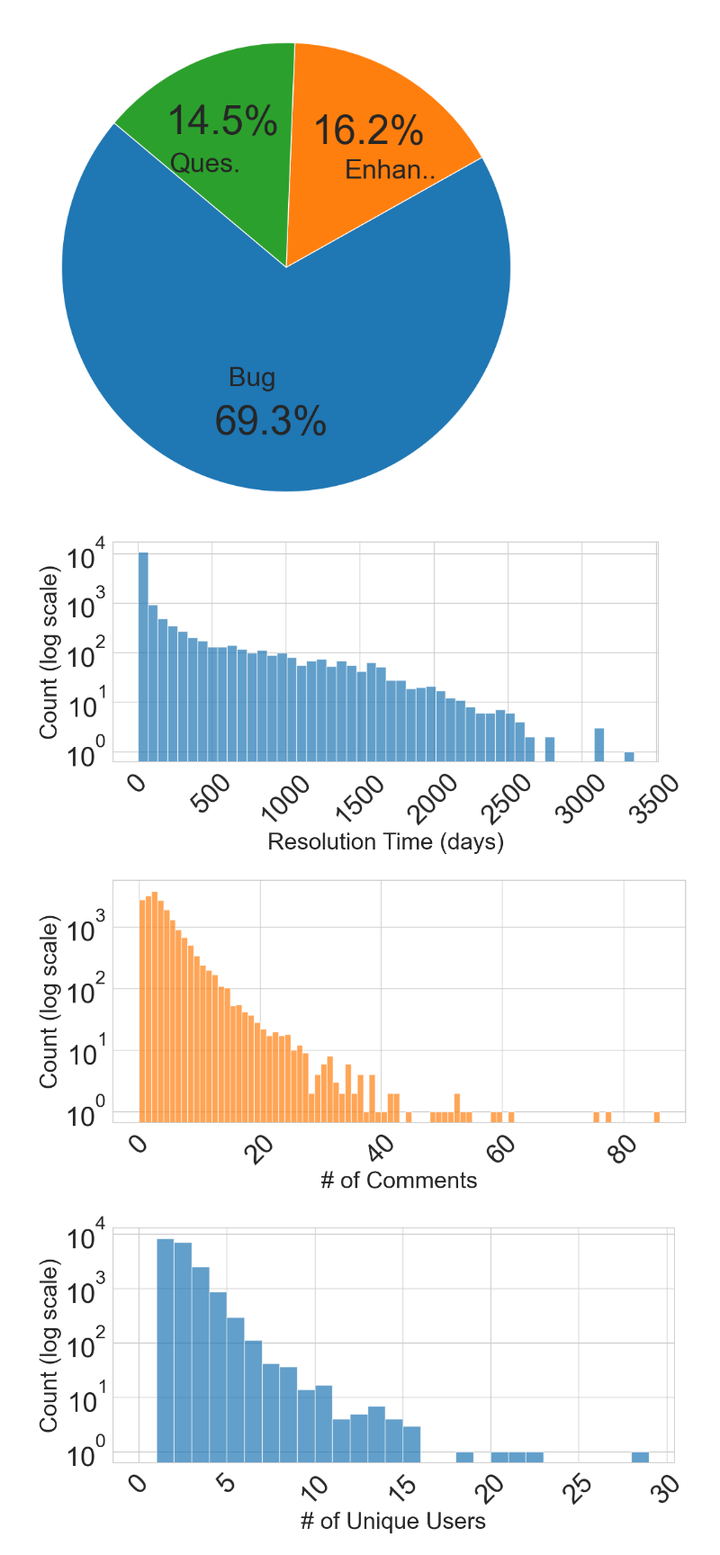
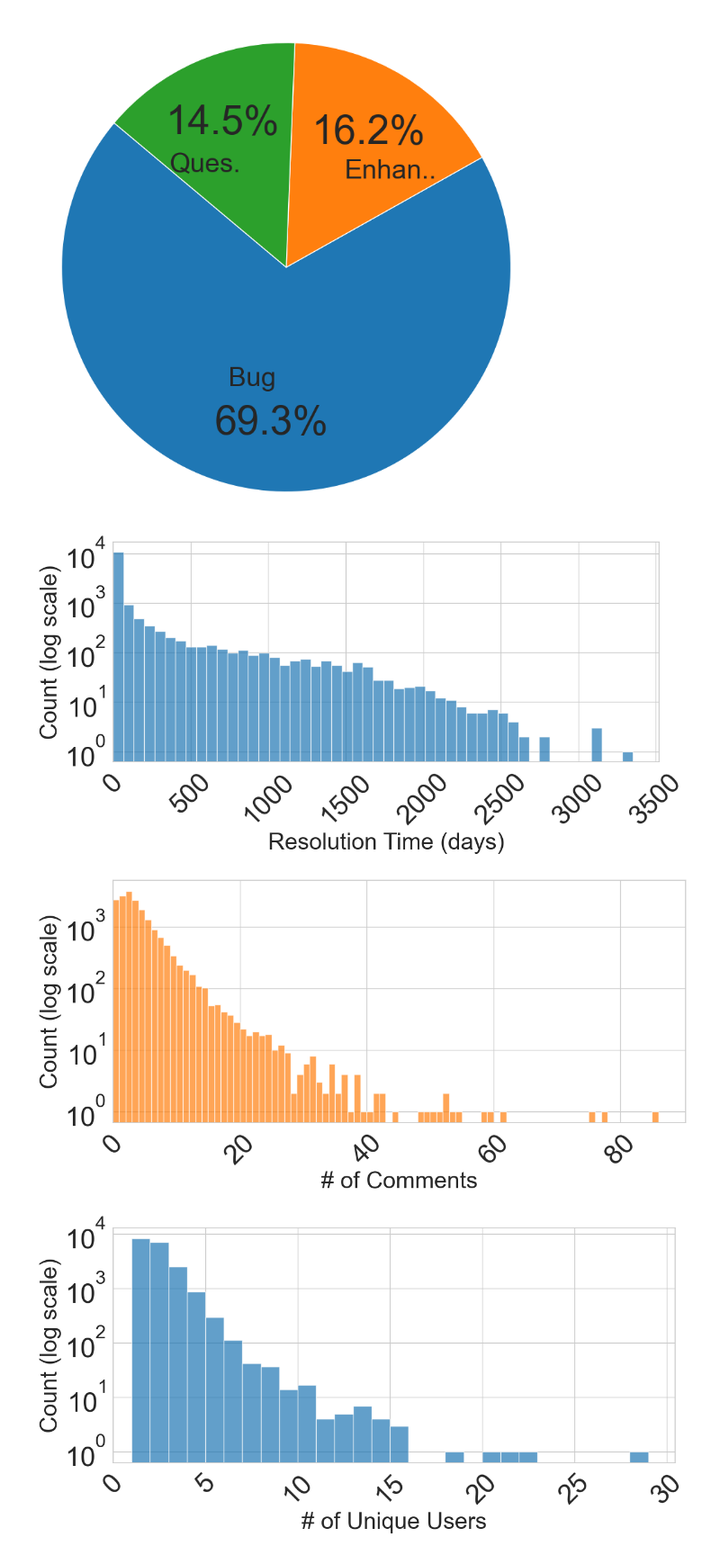
Before and after one commit to AnnabellaM/MSR-Static-Analysis-Artifacts, a Jupyter notebook: analysis/common_properties/common_properties_figures.ipynb, the cells around one changed output. Shown: that part at 90% size. Saved outputs shown, nothing was run; the diff lists cells and outputs as text; code cells hidden in the pictures.

Commit message:
push fig 2 charts to stick to the left

```diff
--- a/analysis/common_properties/common_properties_figures.ipynb
+++ b/analysis/common_properties/common_properties_figures.ipynb
@@ -76,6 +76,7 @@ resolution_times = issues[issues['prop:state'] == 'closed']['prop:resolution']
 
 plt.figure(figsize=(12, 6))
 plt.hist(resolution_times, bins=50, color='#1f77b4', alpha=0.7)
+plt.gca().set_xlim(left=0)
 plt.yscale('log')
 plt.xlabel('Resolution Time (days)', fontsize=30)
 plt.ylabel('Count (log scale)', fontsize=30)
@@ -85,11 +86,12 @@ plt.tight_layout()
 plt.savefig('../../results/figures/common_properties/resolution.pdf', format='pdf', dpi=350)
 plt.show()
 # %% [output]
-[figure, old version]
+[figure, new version]
 # %%
 # comment count
 plt.figure(figsize=(12, 6))
 plt.hist(issues['prop:comments'], bins=range(0, issues['prop:comments'].max() + 1), color='#ff7f0e', alpha=0.7)
+plt.gca().set_xlim(left=0)
 plt.yscale('log')
 plt.xlabel('# of Comments', fontsize=30)
 plt.ylabel('Count (log scale)', fontsize=30)
@@ -99,21 +101,22 @@ plt.tight_layout()
 plt.savefig('../../results/figures/common_properties/comments.pdf', format='pdf', dpi=350)
 plt.show()
 # %% [output]
-[figure, old version]
+[figure, new version]
 # %%
 # user participation count
 plt.figure(figsize=(12, 6))
 plt.hist(issues['prop:users'], bins=range(0, issues['prop:users'].max() + 1), color='#1f77b4', alpha=0.7)
+plt.gca().set_xlim(left=0)
 plt.yscale('log')
 plt.xlabel('# of Unique Users', fontsize=30)
 plt.ylabel('Count (log scale)', fontsize=30)
 plt.xticks(fontsize=35, rotation=45)
 plt.yticks(fontsize=35)
 plt.tight_layout()
 plt.savefig('../../results/figures/common_properties/users.pdf', format='pdf', dpi=350)
 plt.show()
 # %% [output]
-[figure, old version]
+[figure, new version]
 # %%
 # files changed
 plt.figure(figsize=(12, 6))
```
Also changed, not shown: parts of 2 cells of this notebook, 7 other files.
